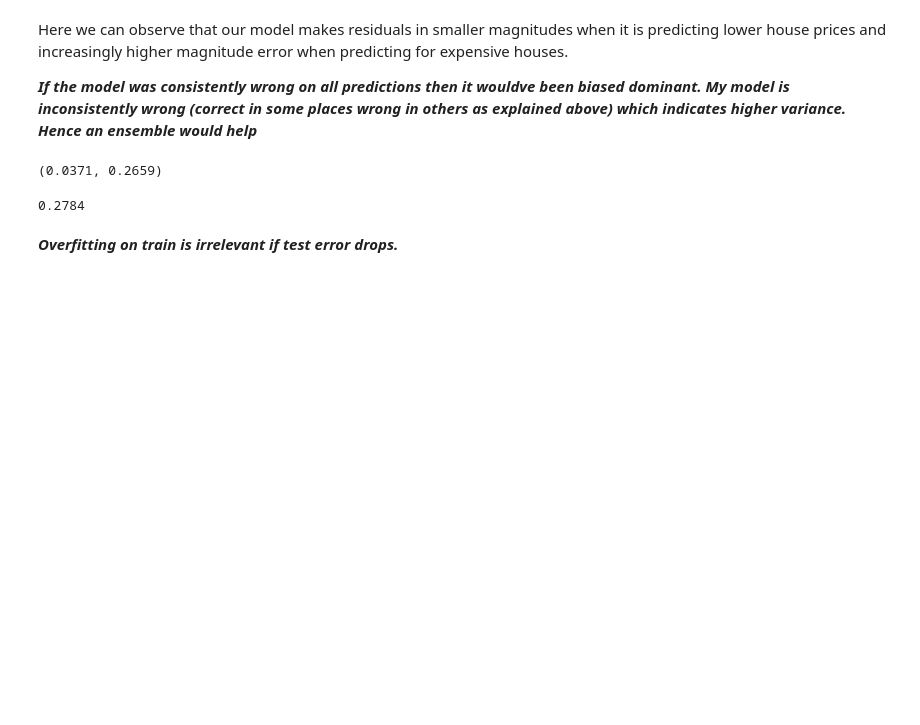
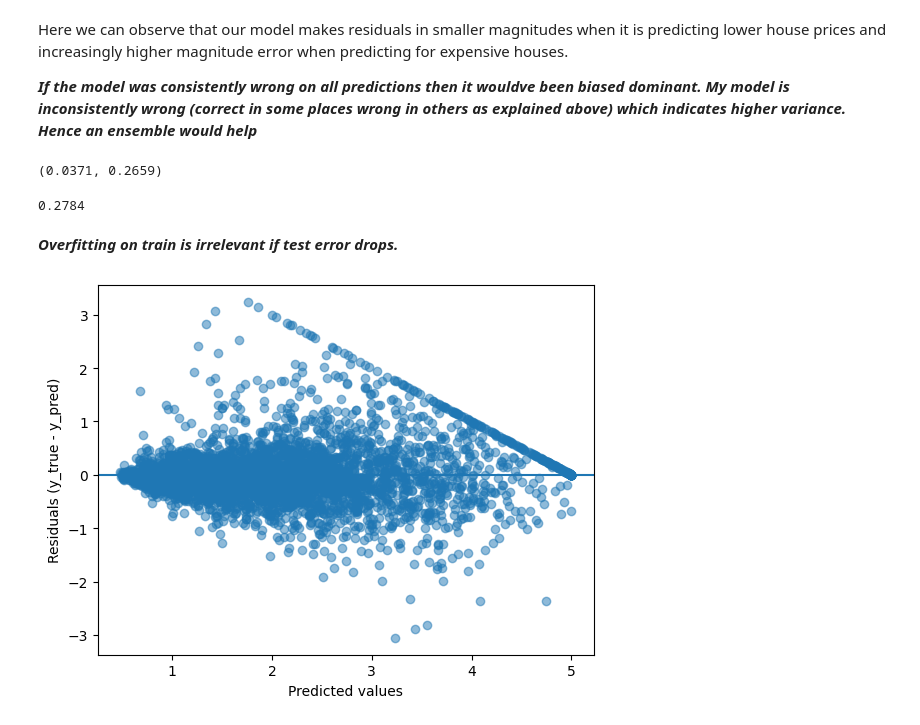
Before and after one commit to le-Affan/regression-pipeline, a Jupyter notebook: main.ipynb, the cells around one changed output. Cells and saved outputs as stored; diff of their text form; code cells hidden in the pictures; blank space fills up the shorter version.

```diff
--- a/main.ipynb
+++ b/main.ipynb
@@ -259,3 +259,14 @@ round(rf_test_mse, 4)
 0.2784
 # %% [markdown]
 ***Overfitting on train is irrelevant if test error drops.***
+# %%
+# Error analysis for Random Forest Regressor
+rf_residuals = ytest - rf_test_pred
+plt.figure()
+plt.scatter(rf_test_pred, rf_residuals, alpha=0.5)
+plt.axhline(0)
+plt.xlabel("Predicted values")
+plt.ylabel("Residuals (y_true - y_pred)")
+plt.show()
+# %% [output]
+[figure, added]
```
Also changed, not shown: parts of 1 cell of this notebook.
